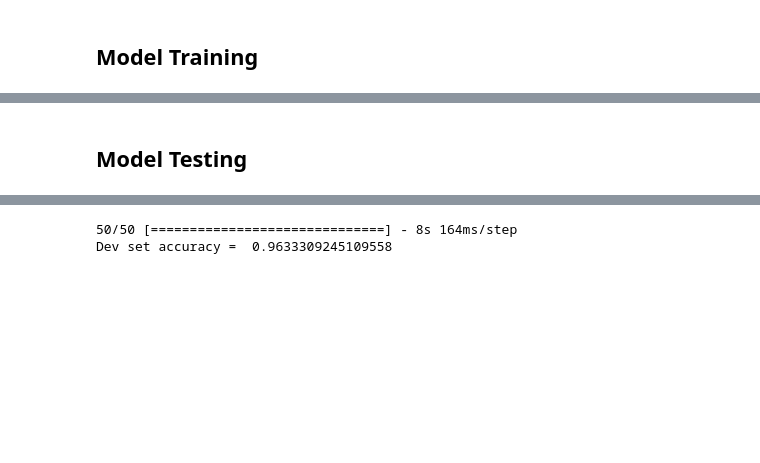
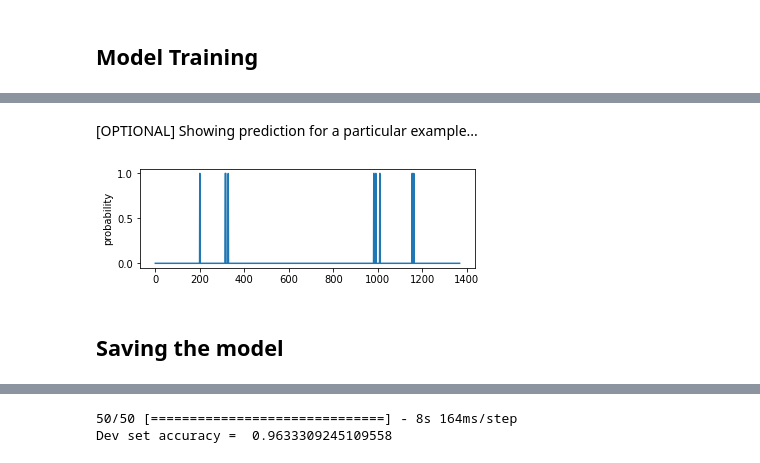
Before and after one commit to ybchen97/filler_detection, a Jupyter notebook: model.ipynb, the cells around one changed output, grey strips where cells are left out. Drawn from its saved outputs; the diff is of its cells as text; code cells hidden in the pictures; blank space fills up the shorter version.

```diff
--- a/model.ipynb
+++ b/model.ipynb
@@ -243,0 +257,7 @@ Epoch 1/1
+# %%
+X = np.load(DATA_PATH + "XY_Train/X_mini.npy")
+Y = np.load(DATA_PATH + "XY_Train/Y_mini.npy")
+print("X: {} Y: {}".format(X.shape, Y.shape))
+X_dev = np.load(DATA_PATH + "XY_dev_synthesised/X_dev.npy")
+Y_dev = np.load(DATA_PATH + "XY_dev_synthesised/Y_dev.npy")
+print("X: {} Y: {}".format(X_dev.shape, Y_dev.shape))
@@ -244,4 +355,15 @@ Epoch 1/1
+# %% [markdown]
+[OPTIONAL] Showing prediction for a particular example...
+# %%
+Y_predict = model.predict(X_test, verbose=0)
+
+plt.subplot(2, 1, 2)
+plt.plot(Y_predict[24,:,0])
+plt.ylabel('probability')
+plt.show()
+# %% [output]
+[figure, added]
+# %% [markdown]
+## Saving the model
 # %%
 model.save(REPO_DIRECTORY + "new_trained_model.h5")
-# %% [markdown]
-## Model Testing
```
Also changed, not shown: parts of 27 cells of this notebook.
